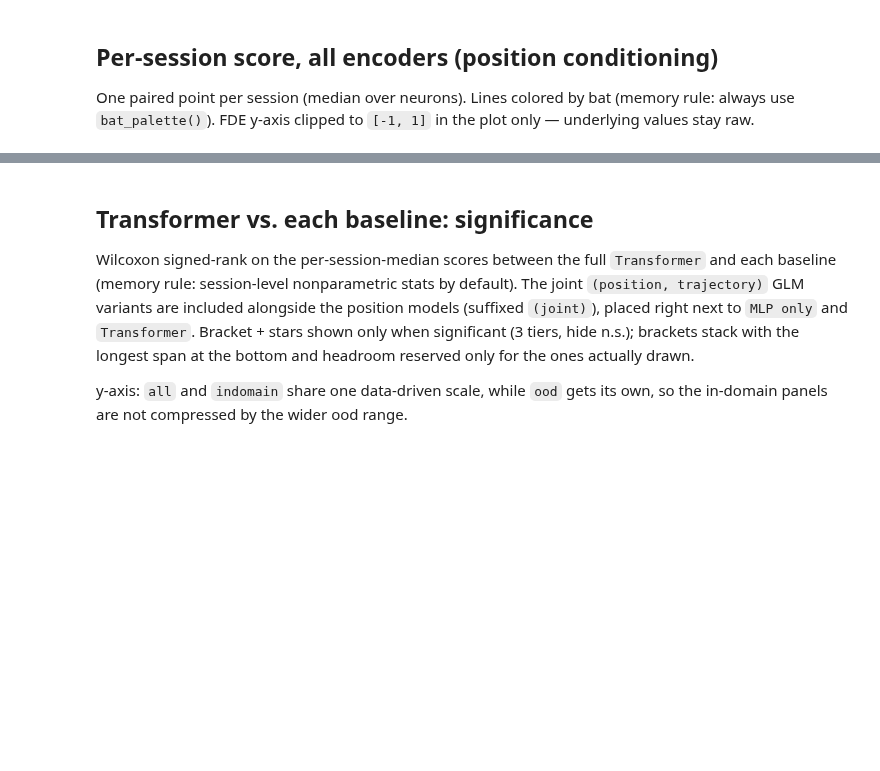
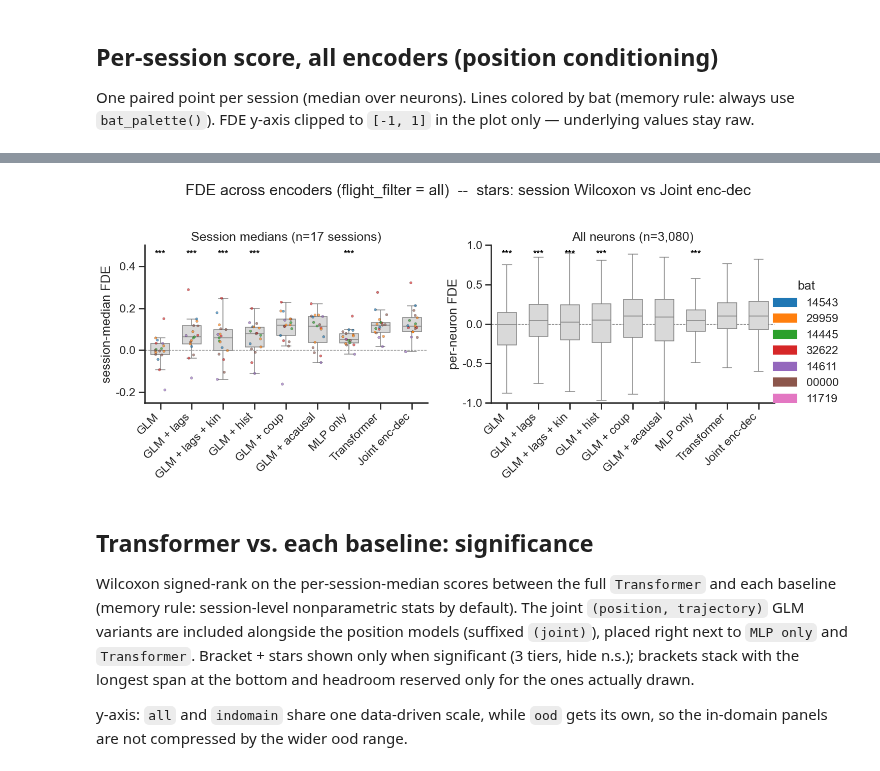
Before and after one commit to yongrong-qiu/digitalbat, a Jupyter notebook: notebooks/model_comparison.ipynb, the cells around one changed output, grey strips where cells are left out. Drawn from its saved outputs; the diff is of its cells as text; code cells hidden in the pictures; blank space fills up the shorter version.

```diff
--- a/notebooks/model_comparison.ipynb
+++ b/notebooks/model_comparison.ipynb
@@ -1174,3 +1171,82 @@ Name: score, dtype: float64
+# %%
+# ---------------------------------------------------------------------------
+# Publication figure -- FDE across encoders, flight_filter = 'all' only.
+#   Left  : per-session medians (one point per session, colored by bat).
+#   Right : every neuron's FDE.
+# Significance: stars above each encoder mark a SESSION-LEVEL Wilcoxon signed-rank
+# vs the JOINT enc-dec transformer (the reference; project default = session-level,
+# nonparametric, n.s. hidden). The same test annotates both panels. Compact
+# per-box stars (rather than a one-vs-many bracket fan) keep the requested
+# -0.25..0.5 median range intact. FDE is clipped on the AXIS only; values stay raw.
+# ---------------------------------------------------------------------------
+REF = 'Joint enc-dec'
+fde_all = df_pos[(df_pos['metric'] == 'fde') & (df_pos['flight_filter'] == 'all')]
+
+# Per-session medians (statistical unit) and per-neuron values.
+sess_fde = (fde_all.groupby(['session', 'bat', 'model'], observed=True)['score']
+                   .median().reset_index())
+neu_fde = fde_all
+
+# Session-level Wilcoxon: REF vs each other encoder on PAIRED session medians.
+sess_wide = sess_fde.pivot_table(index=['session', 'bat'], columns='model',
+                                 values='score', observed=False)
+pvals = {}
+for m in MODEL_ORDER:
+    if m == REF or m not in sess_wide.columns:
+        continue
+    paired = sess_wide[[m, REF]].dropna()
+    if len(paired) >= 3:
+        _, pvals[m] = wilcoxon_safe((paired[REF] - paired[m]).to_numpy())
+
+
+def _star_row(ax, frac=0.94):
+    """One star per encoder (vs REF) near the top of `ax`; n.s. hidden."""
+    lo, hi = ax.get_ylim()
+    y = lo + frac * (hi - lo)
+    for x, m in enumerate(MODEL_ORDER):
+        s = stars_for_p(pvals.get(m, np.nan))
+        if s:
+            ax.text(x, y, s, ha='center', va='center', fontsize=13,
+                    fontweight='bold', color='k')
+
+
+def _panel(ax, data, ylim, ylabel, title, strip=False):
+    sns.boxplot(data=data, x='model', y='score', order=MODEL_ORDER, color='0.85',
+                width=0.6, linewidth=1.1, showfliers=False, ax=ax)
+    if strip:
+        sns.stripplot(data=data, x='model', y='score', order=MODEL_ORDER, hue='bat',
+                    palette=BAT_PALETTE, hue_order=list(BAT_PALETTE.keys()),
+                    dodge=False, jitter=0.2, size=3.5, alpha=0.65,
+                    edgecolor='k', linewidth=0.25, ax=ax, legend=False)
+    ax.axhline(0, color='0.5', linestyle='--', linewidth=0.9, zorder=0)
+    ax.set_ylim(*ylim)
+    ax.set_xlabel('')
+    ax.set_ylabel(ylabel)
+    ax.set_title(title)
+    ax.tick_params(axis='x', rotation=45)
+    for lbl in ax.get_xticklabels():
+        lbl.set_horizontalalignment('right')
+    _star_row(ax)
+    sns.despine(ax=ax)
+
+
+with sns.plotting_context('talk'), sns.axes_style('ticks'):
+    fig, (ax_med, ax_neu) = plt.subplots(1, 2, figsize=(15, 6))
+    _panel(ax_med, sess_fde, (-0.25, 0.5), 'session-median FDE',
+           f'Session medians (n={sess_fde["session"].nunique()} sessions)', strip=True)
+    _panel(ax_neu, neu_fde, (-1, 1), 'per-neuron FDE',
+           f'All neurons (n={len(neu_fde[neu_fde["model"] == REF]):,})')
+
+    import matplotlib.patches as mpatches
+    handles = [mpatches.Patch(color=BAT_PALETTE[b], label=b) for b in BAT_PALETTE]
+    fig.legend(handles=handles, title='bat', loc='center right',
+               bbox_to_anchor=(1.0, 0.5), frameon=False)
+    fig.suptitle(f'FDE across encoders (flight_filter = all)  --  stars: session Wilcoxon vs {REF}',
+                 y=1.02)
+    plt.tight_layout(rect=(0, 0, 0.92, 1))
+    plt.show()
+# %% [output]
+[figure, added]
 # %% [markdown]
 ## Transformer vs. each baseline: significance
 
```
Also changed, not shown: parts of 17 cells of this notebook.
